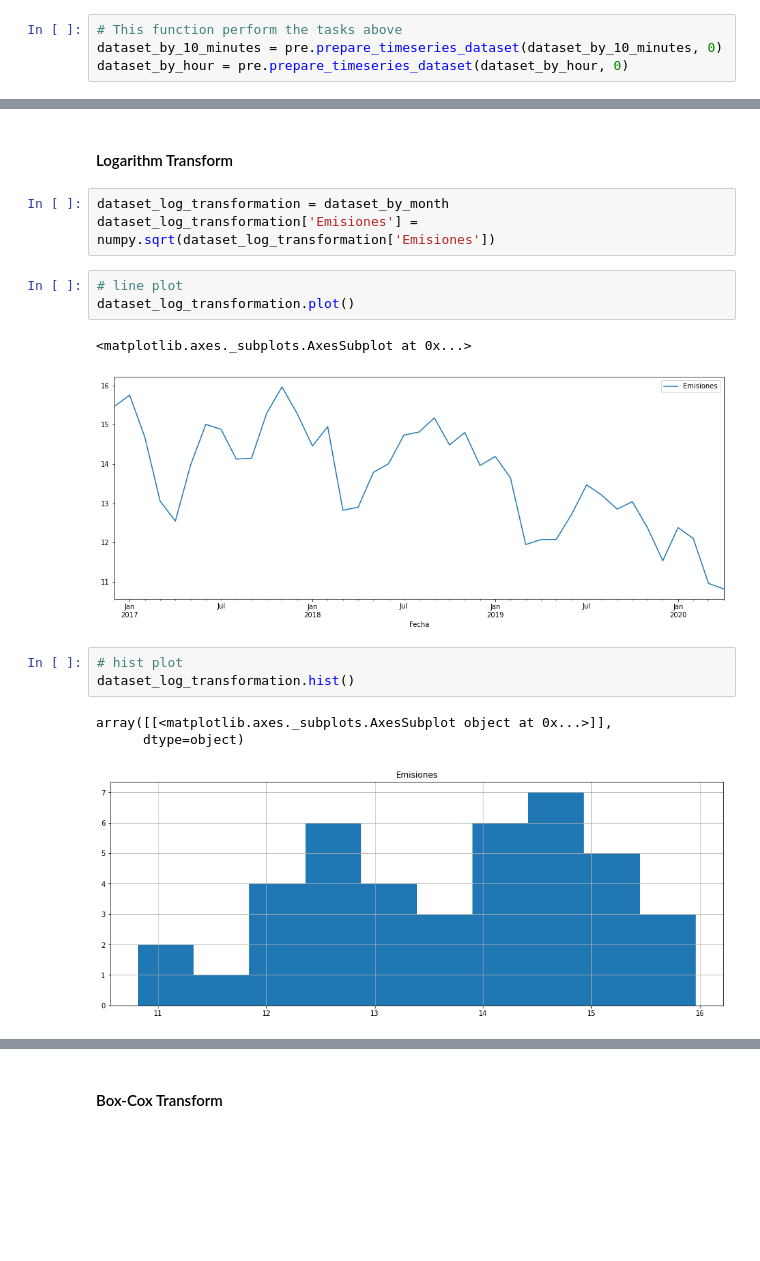
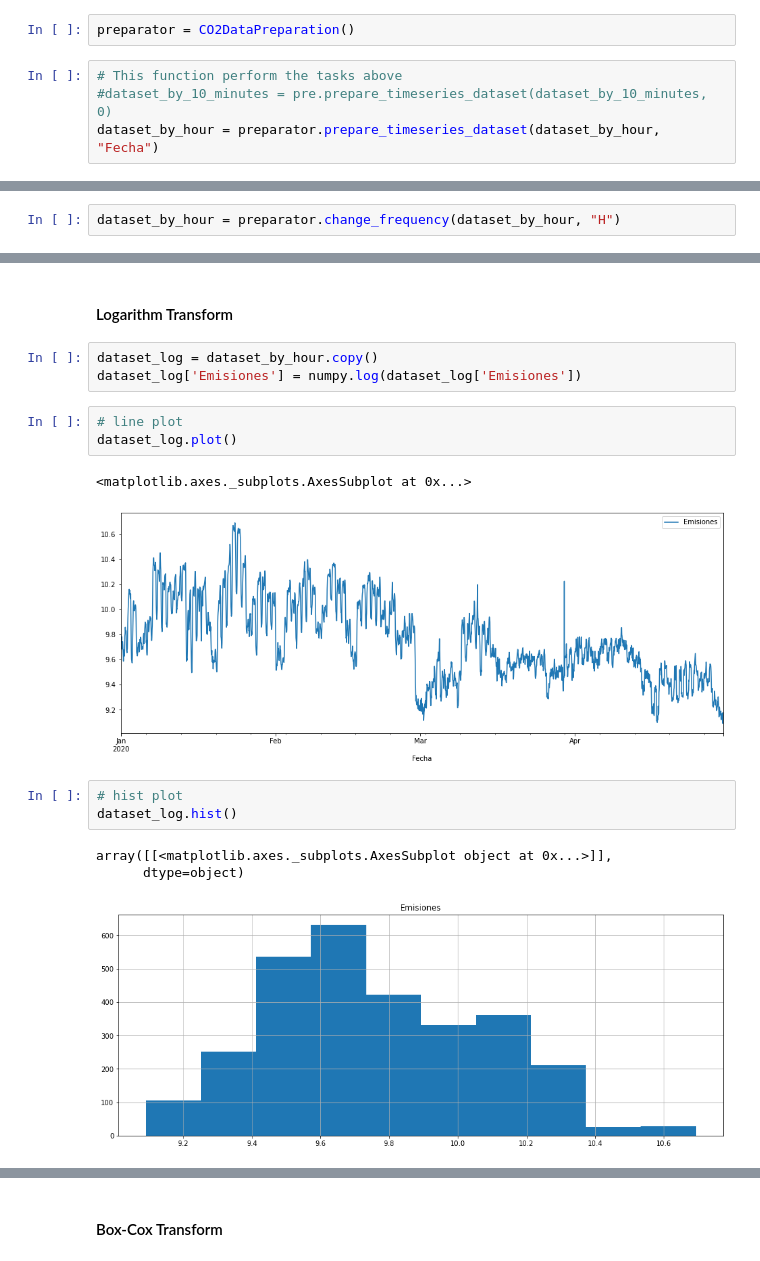
Before and after one commit to hectorLop/CO2_emissions_forecast, a Jupyter notebook: CO2_feature_engineering_and_visualization.ipynb, the cells around one changed output, grey strips where cells are left out. Cells and saved outputs as stored; diff of their text form; blank space fills up the shorter version.

```diff
--- a/CO2_feature_engineering_and_visualization.ipynb
+++ b/CO2_feature_engineering_and_visualization.ipynb
@@ -181,7 +182,9 @@ to perform the following tasks:
 - Convert 'Fecha' column to datetime object
 - Set 'Fecha' column as the new index
 - Sort the dataset by DateTime Index
+# %%
+preparator = CO2DataPreparation()
 # %%
 # This function perform the tasks above
-dataset_by_10_minutes = pre.prepare_timeseries_dataset(dataset_by_10_minutes, 0)
-dataset_by_hour = pre.prepare_timeseries_dataset(dataset_by_hour, 0)
+#dataset_by_10_minutes = pre.prepare_timeseries_dataset(dataset_by_10_minutes, 0)
+dataset_by_hour = preparator.prepare_timeseries_dataset(dataset_by_hour, "Fecha")
@@ -187,0 +201,2 @@ dataset_by_hour = pre.prepare_timeseries_dataset(dataset_by_hour, 0)
+# %%
+dataset_by_hour = preparator.change_frequency(dataset_by_hour, "H")
@@ -432,19 +461,19 @@ pyplot.show()
 # %% [markdown]
 #### Logarithm Transform
-# %%
-dataset_log_transformation = dataset_by_month
-dataset_log_transformation['Emisiones'] = numpy.sqrt(dataset_log_transformation['Emisiones'])
+# %%
+dataset_log = dataset_by_hour.copy()
+dataset_log['Emisiones'] = numpy.log(dataset_log['Emisiones'])
 # %%
 # line plot
-dataset_log_transformation.plot()
+dataset_log.plot()
 # %% [output]
 <matplotlib.axes._subplots.AxesSubplot at 0x...>
-[figure, old version]
+[figure, new version]
 # %%
 # hist plot
-dataset_log_transformation.hist()
+dataset_log.hist()
 # %% [output]
 array([[<matplotlib.axes._subplots.AxesSubplot object at 0x...>]],
       dtype=object)
-[figure, old version]
+[figure, new version]
 # %%
```
Also changed, not shown: parts of 34 cells of this notebook.
